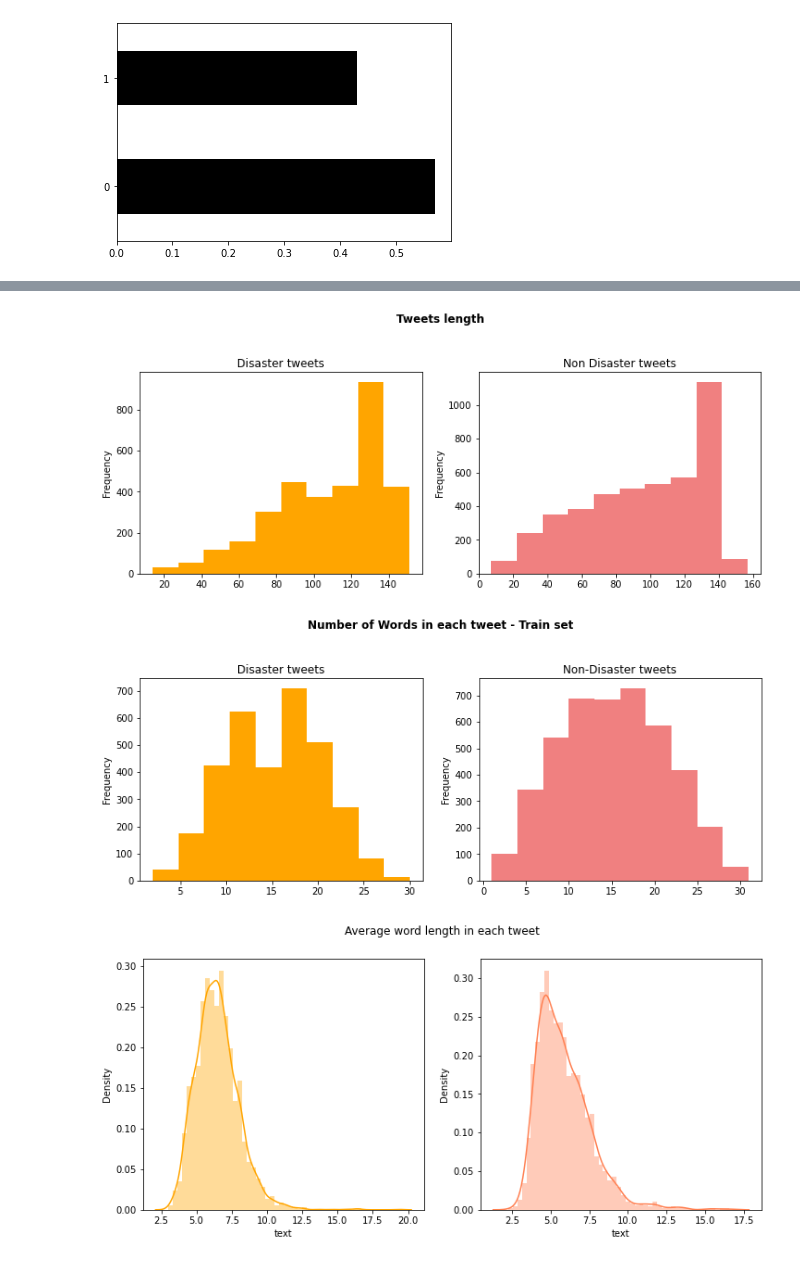
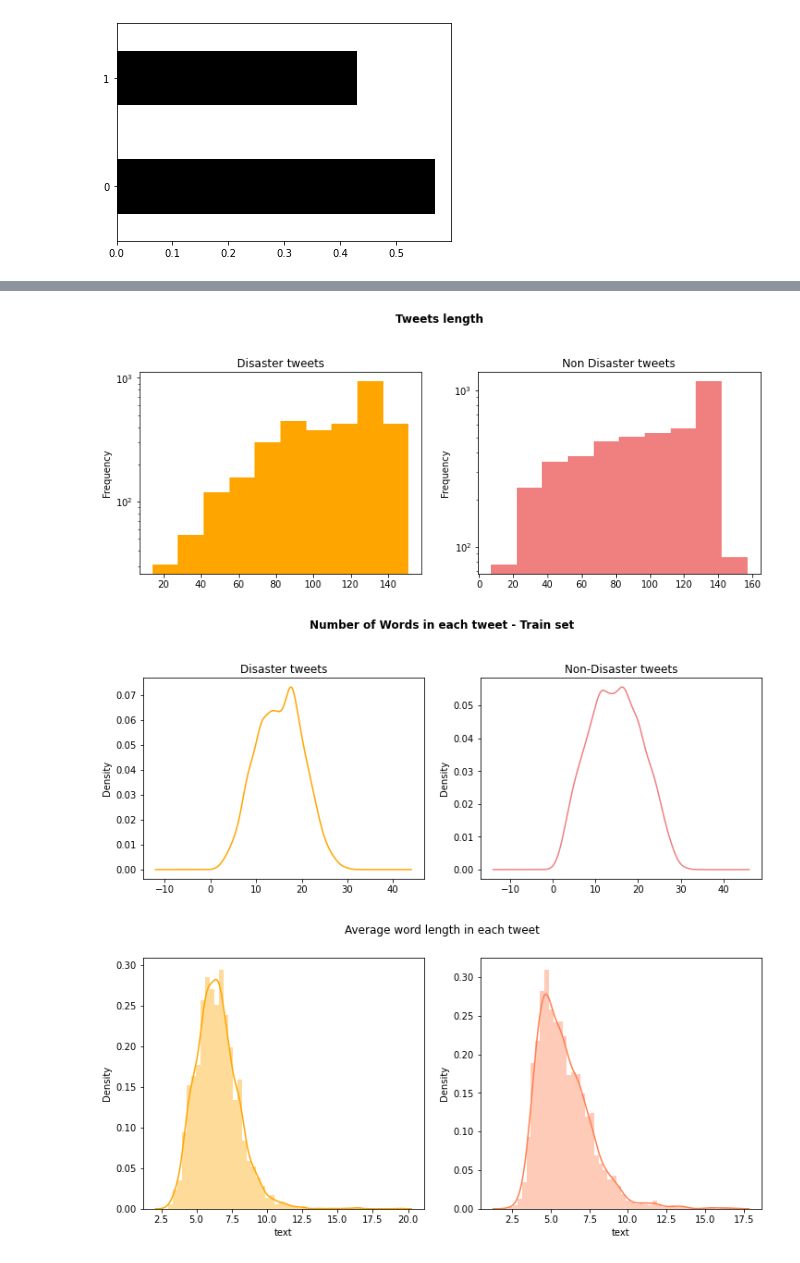
Before and after one commit to raissalohanna/DataLab-FinalProject, a Jupyter notebook: NLP Tweet Disaster.ipynb, the cells around one changed output, grey strips where cells are left out. Drawn from its saved outputs; the diff is of its cells as text; code cells hidden in the pictures.

```diff
--- a/NLP Tweet Disaster.ipynb
+++ b/NLP Tweet Disaster.ipynb
@@ -113,28 +141,30 @@ ax1 = train_data.query("target==1")["text"].str.len().plot(kind="hist",
                                                            color="orange",
                                                            title="Disaster tweets",
                                                            ax=ax1)
+ax1.set_yscale('log')
 
 ax2 = train_data.query("target==0")["text"].str.len().plot(kind="hist",
                                                            color="lightcoral",
                                                            title="Non Disaster tweets",
                                                            ax=ax2)
+ax2.set_yscale('log')
 # %% [output]
-[figure, old version]
+[figure, new version]
 # %%
 fig4,(ax1, ax2) = plt.subplots(1,2, figsize=(12,4))
 fig4.suptitle('Number of Words in each tweet - Train set', y=1.1, weight='bold', size='large')
 
-ax1 = train_data.query("target==1").text.map(lambda x: len(x.split())).plot(kind="hist",
+ax1 = train_data.query("target==1").text.map(lambda x: len(x.split())).plot(kind="kde",
                                                                             color="orange",
                                                                             title="Disaster tweets",
                                                                             ax=ax1)
 
-ax2 = train_data.query("target==0").text.map(lambda x: len(x.split())).plot(kind="hist",
+ax2 = train_data.query("target==0").text.map(lambda x: len(x.split())).plot(kind="kde",
                                                                             color="lightcoral",
                                                                             title="Non-Disaster tweets",
                                                                             ax=ax2)
 # %% [output]
-[figure, old version]
+[figure, new version]
 # %%
 fig5, axes = plt.subplots(1, 2, figsize=(12,5))
 fig5.suptitle('Average word length in each tweet')
```
Also changed, not shown: parts of 76 cells of this notebook.
